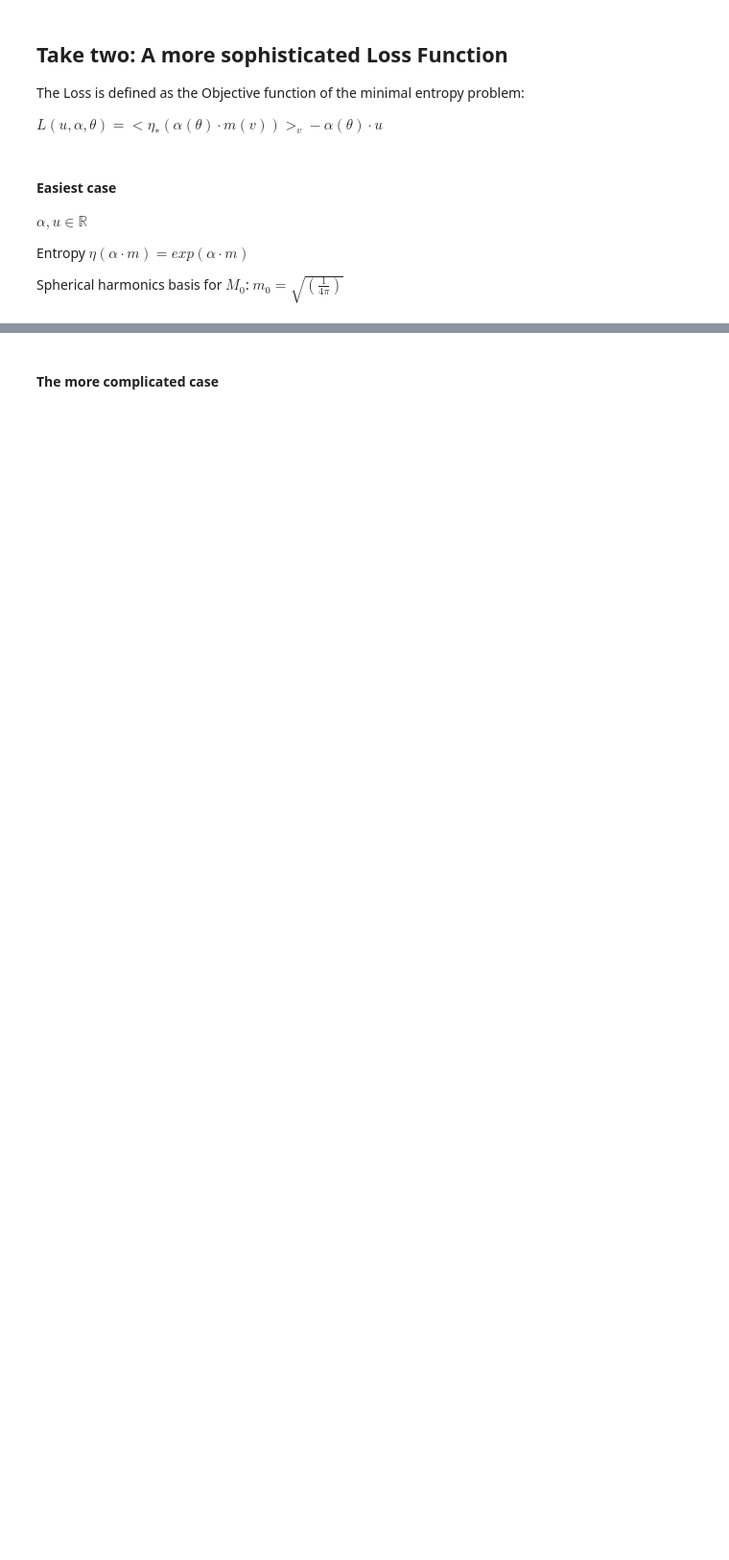
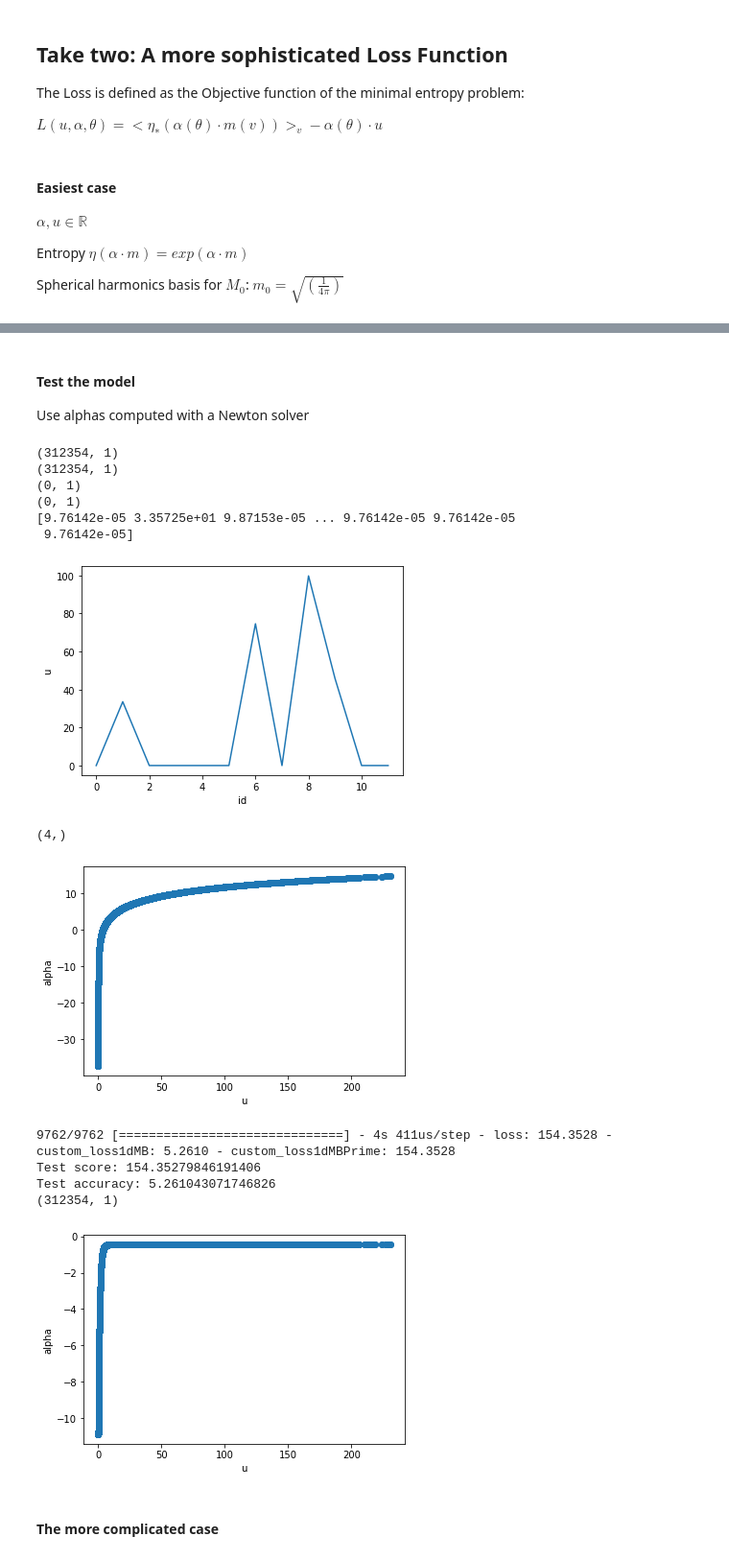
Before and after one commit to CSMMLab/KiT-RT, a Jupyter notebook: code/python/neural_entropy/EntropyTrainer.ipynb, the cells around one changed output, grey strips where cells are left out. Shown: that part at 96% size. Cells and saved outputs as stored; diff of their text form; code cells hidden in the pictures; blank space fills up the shorter version.

```diff
--- a/code/python/neural_entropy/EntropyTrainer.ipynb
+++ b/code/python/neural_entropy/EntropyTrainer.ipynb
@@ -384,3 +514,62 @@ dict_keys(['loss', 'accuracy', 'val_loss', 'val_accuracy'])
+# %% [markdown]
+#### Test the model ####
+
+Use alphas computed with a Newton solver
+# %%
+(xDataTrain,yDataTrain,xDataTest,yDataTest)=split_data(preprocess_data("testSetM_0.csv"),0.0)
+
+#Check Test Data
+print(xDataTrain.shape)
+print(yDataTrain.shape)
+print(xDataTest.shape)
+print(yDataTest.shape)
+
+print(xDataTrain[:,0])
+plt.figure()
+plt.plot(xDataTrain[:12])
+plt.xlabel('id')
+plt.ylabel('u')
+plt.show()
+
+x = np.array([1,2,4,5])
+y = np.array([1,0,1,0])
+print(x.shape)
+plt.figure()
+plt.plot(xDataTrain[:,0],yDataTrain[:,0], 'o')
+plt.xlabel('u')
+plt.ylabel('alpha')
+plt.show()
+
+
+
+score = model.evaluate(np.asarray(xDataTrain), np.asarray(xDataTrain))
+print('Test score:', score[0])
+print('Test accuracy:', score[1])
+
+
+pred = model.predict(np.asarray(xDataTrain))
+print(pred.shape)
+
+plt.figure()
+plt.plot(xDataTrain[:,0],pred[:,0], 'o')
+plt.xlabel('u')
+plt.ylabel('alpha')
+plt.show()
+# %% [output]
+(312354, 1)
+(312354, 1)
+(0, 1)
+(0, 1)
+[9.76142e-05 3.35725e+01 9.87153e-05 ... 9.76142e-05 9.76142e-05
+ 9.76142e-05]
+[figure, added]
+(4,)
+[figure, added]
+9762/9762 [==============================] - 4s 411us/step - loss: 154.3528 - custom_loss1dMB: 5.2610 - custom_loss1dMBPrime: 154.3528
+Test score: 154.35279846191406
+Test accuracy: 5.261043071746826
+(312354, 1)
+[figure, added]
 # %% [markdown]
 #### The more complicated case ###
 # %%
```
Also changed, not shown: parts of 16 cells of this notebook, 1 other file.
